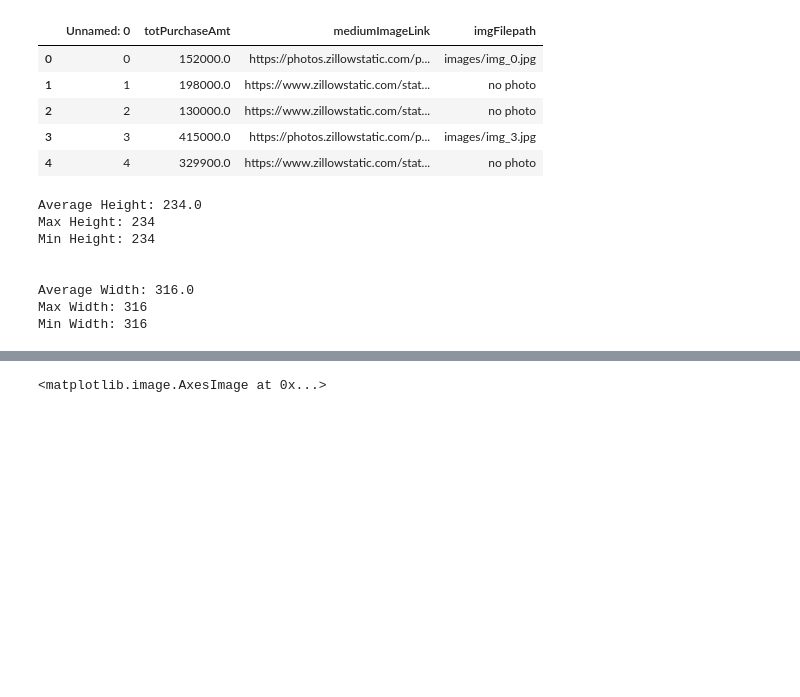
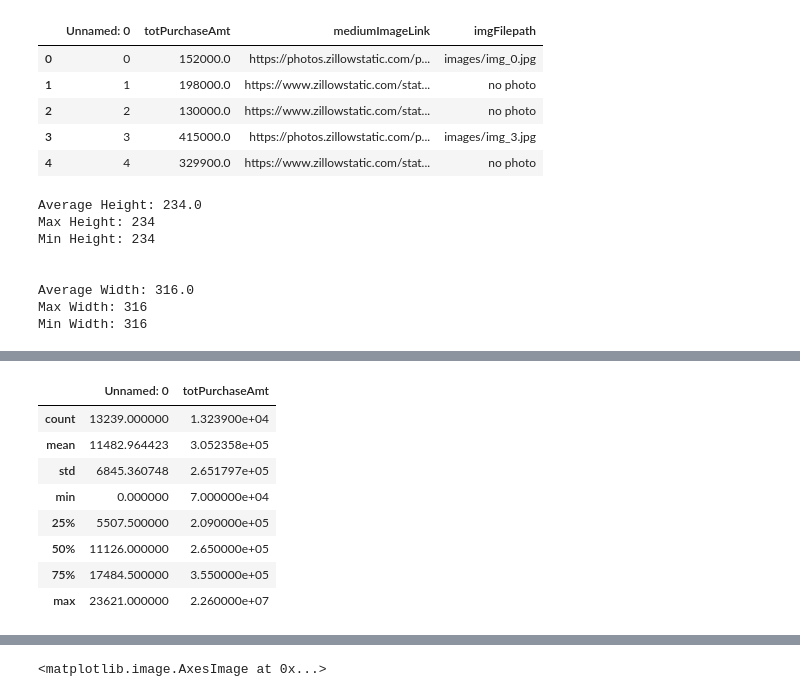
Before and after one commit to ianluck22/INET4710FinalProject, a Jupyter notebook: zillowCNN.ipynb, the cells around one changed output, grey strips where cells are left out. Cells and saved outputs as stored; diff of their text form; code cells hidden in the pictures; blank space fills up the shorter version.

```diff
--- a/zillowCNN.ipynb
+++ b/zillowCNN.ipynb
@@ -59,0 +64,12 @@ data.shape
+# %%
+data.describe()
+# %% [output]
+|  | Unnamed: 0 | totPurchaseAmt |
+| count | 13239.000000 | 1.323900e+04 |
+| mean | 11482.964423 | 3.052358e+05 |
+| std | 6845.360748 | 2.651797e+05 |
+| min | 0.000000 | 7.000000e+04 |
+| 25% | 5507.500000 | 2.090000e+05 |
+| 50% | 11126.000000 | 2.650000e+05 |
+| 75% | 17484.500000 | 3.550000e+05 |
+| max | 23621.000000 | 2.260000e+07 |
```
Also changed, not shown: parts of 14 cells of this notebook, 2 other files.
